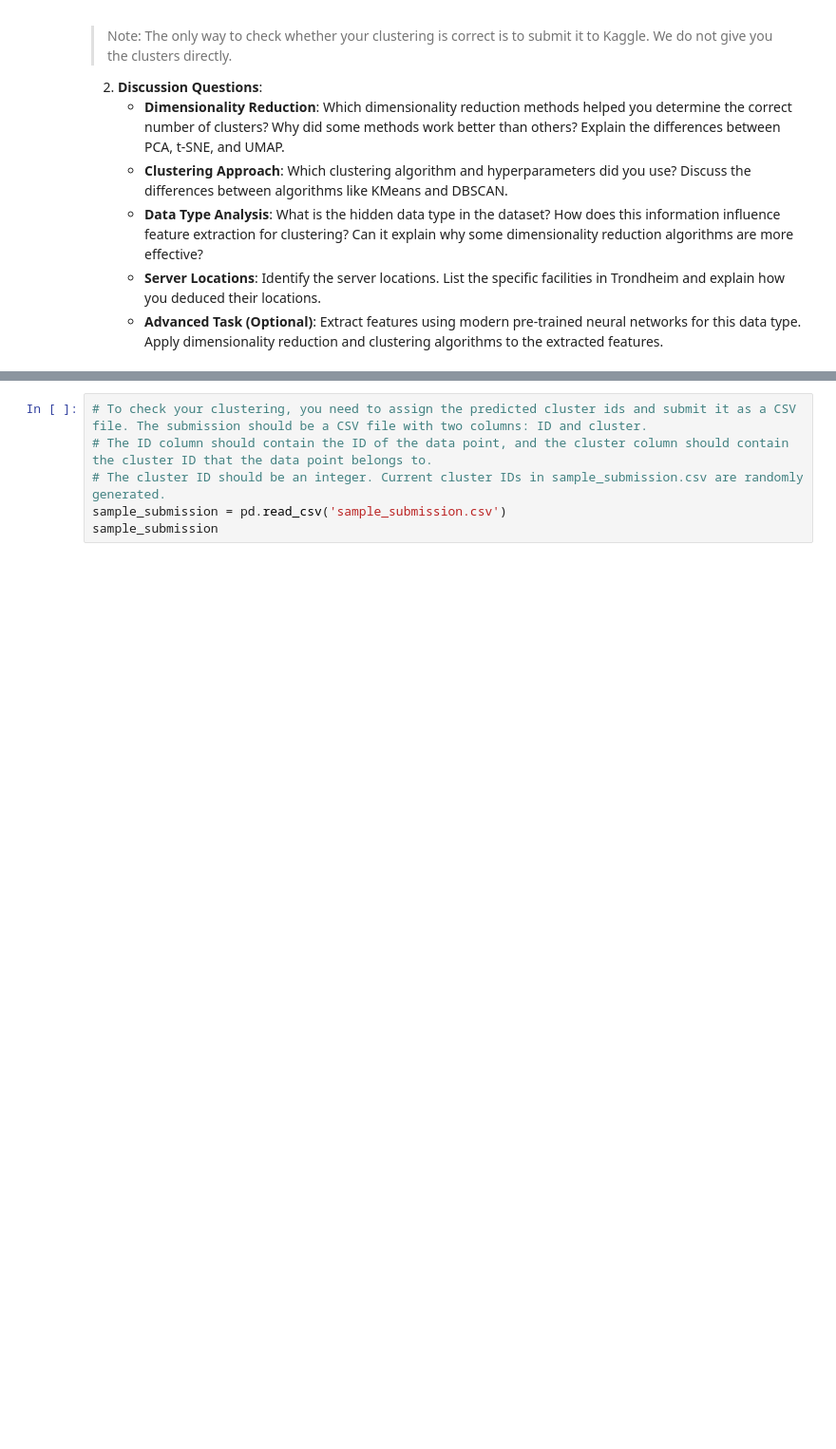
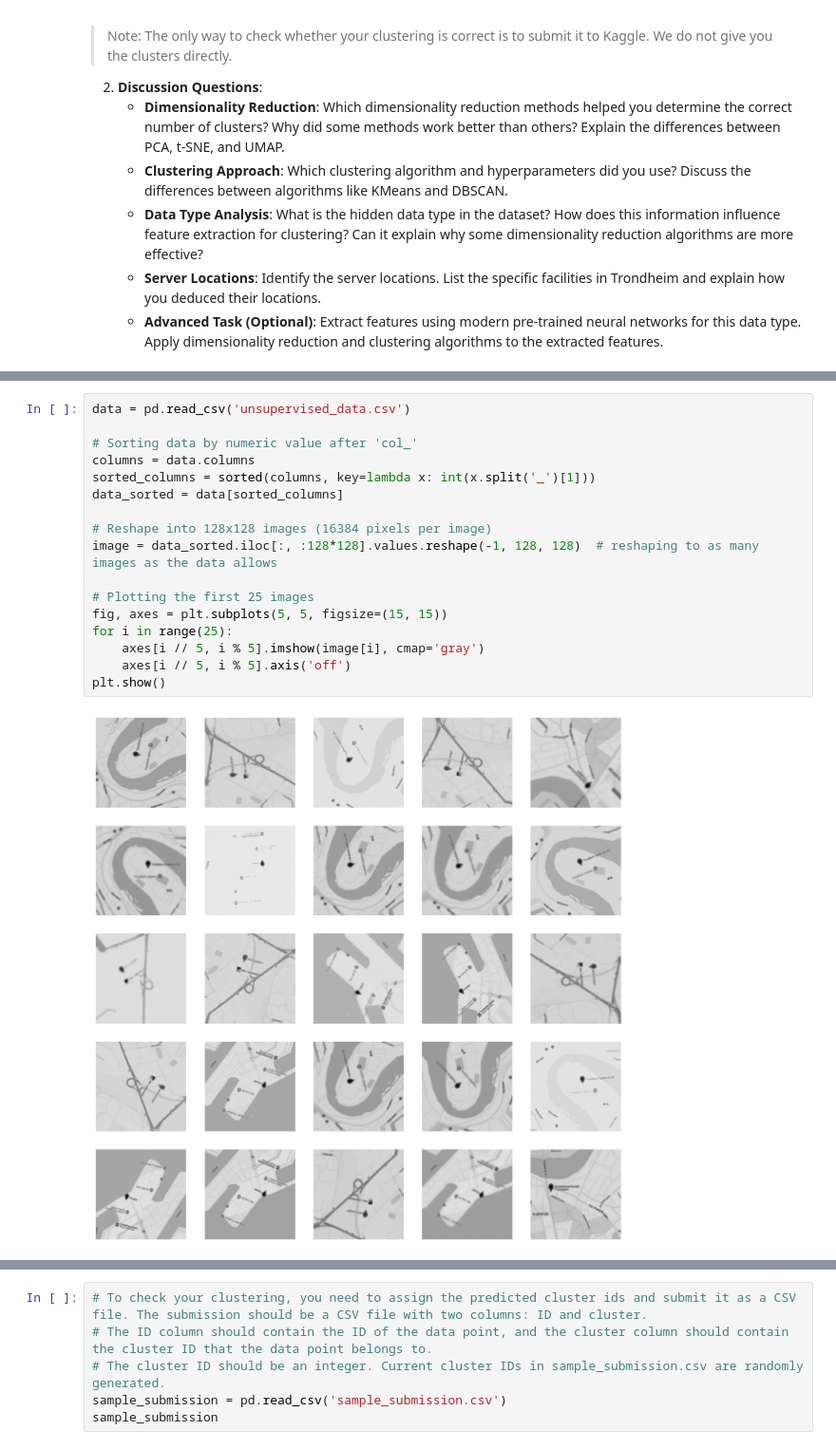
Before and after one commit to aimarchirico/ml, a Jupyter notebook: assignment2/Chapter_2.ipynb, the cells around one changed output, grey strips where cells are left out. Shown at 95% size. Drawn from its saved outputs; the diff is of its cells as text; blank space fills up the shorter version.

```diff
--- a/assignment2/Chapter_2.ipynb
+++ b/assignment2/Chapter_2.ipynb
@@ -741,3 +737,22 @@ data
+# %%
+data = pd.read_csv('unsupervised_data.csv')
+
+# Sorting data by numeric value after 'col_'
+columns = data.columns
+sorted_columns = sorted(columns, key=lambda x: int(x.split('_')[1]))
+data_sorted = data[sorted_columns]
+
+# Reshape into 128x128 images (16384 pixels per image)
+image = data_sorted.iloc[:, :128*128].values.reshape(-1, 128, 128)  # reshaping to as many images as the data allows
+
+# Plotting the first 25 images
+fig, axes = plt.subplots(5, 5, figsize=(15, 15))
+for i in range(25):
+    axes[i // 5, i % 5].imshow(image[i], cmap='gray')
+    axes[i // 5, i % 5].axis('off')
+plt.show()
+# %% [output]
+[figure, added]
 # %%
 # The dataset is heavy. Applying clustering directly on the dataset is likely not feasible.
 data.info(0)
```
Also changed, not shown: parts of 9 cells of this notebook.
